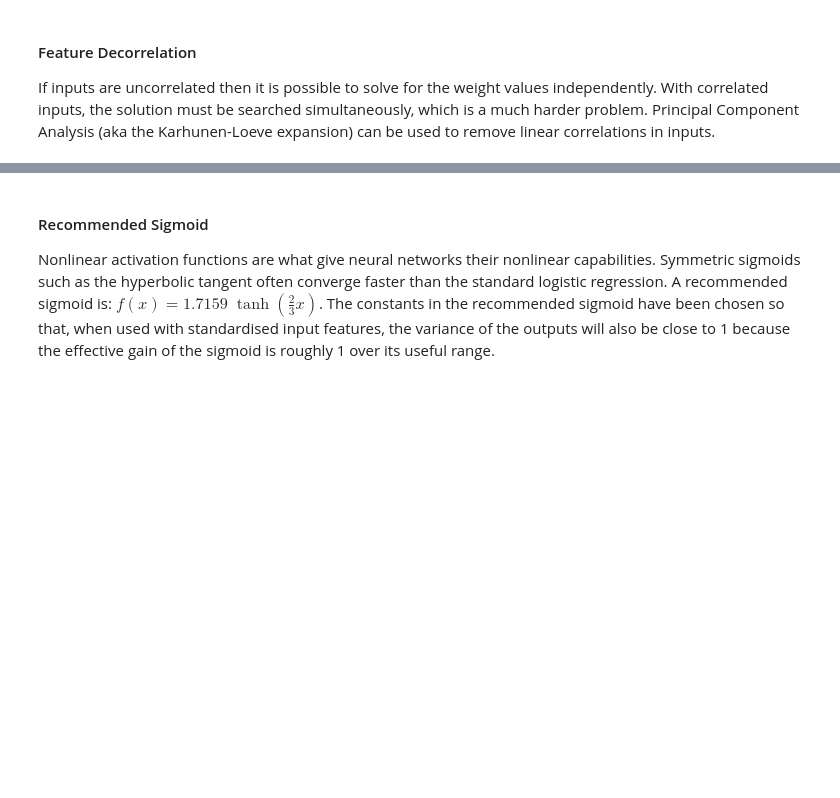
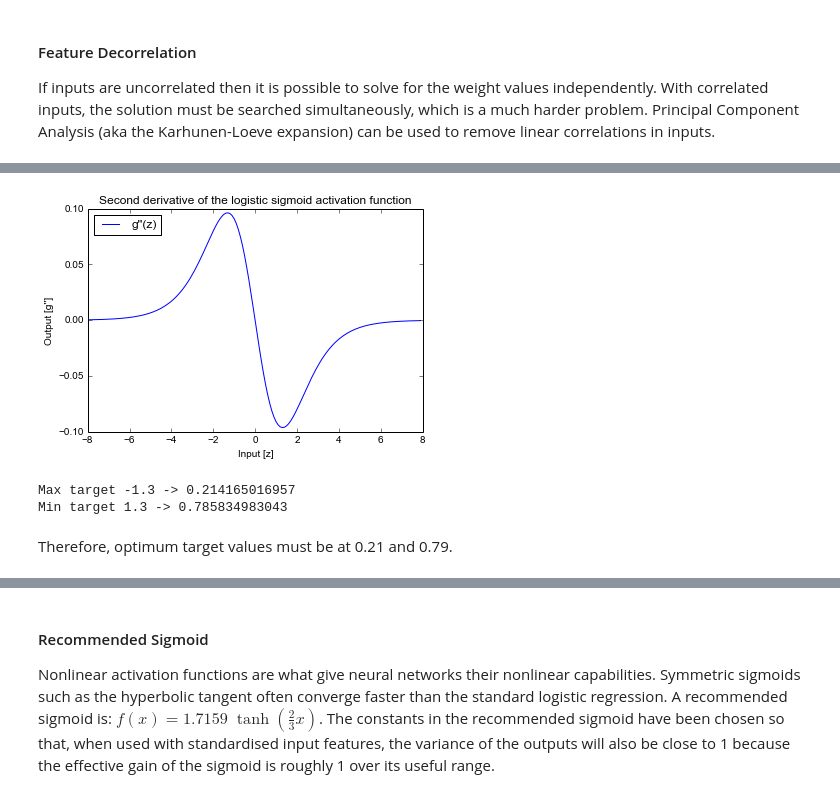
Before and after one commit to atrilla/ntk, a Jupyter notebook: explore/Multilayer.ipynb, the cells around one changed output, grey strips where cells are left out. Drawn from its saved outputs; the diff is of its cells as text; code cells hidden in the pictures; blank space fills up the shorter version.

Commit message:
nb target values

```diff
--- a/explore/Multilayer.ipynb
+++ b/explore/Multilayer.ipynb
@@ -347,0 +352,28 @@ Elapsed time = 0.852139949799 seconds
+# %%
+g = NeuralNetwork.Sigmoid
+ddg = g(z)*(1 - g(z))*(1 - 2*g(z))
+
+plt.figure()
+plt.plot(z, ddg, 'b-', label='g\'\'(z)')
+plt.legend(loc='upper left')
+plt.xlabel('Input [z]')
+plt.ylabel('Output [g\'\']')
+plt.title('Second derivative of the logistic sigmoid activation function')
+plt.show()
+
+# max min target values
+mx = max(ddg)
+mi = min(ddg)
+c = 0
+for i in ddg:
+    if i == mx:
+        print("Max target " + str(z[c]) + " -> " + str(g(z[c])))
+    if i == mi:
+        print("Min target " + str(z[c]) + " -> " + str(g(z[c])))
+    c += 1
+# %% [output]
+[figure, added]
+Max target -1.3 -> 0.214165016957
+Min target 1.3 -> 0.785834983043
+# %% [markdown]
+Therefore, optimum target values must be at 0.21 and 0.79.
```
Also changed, not shown: parts of 10 cells of this notebook, 2 other files.
